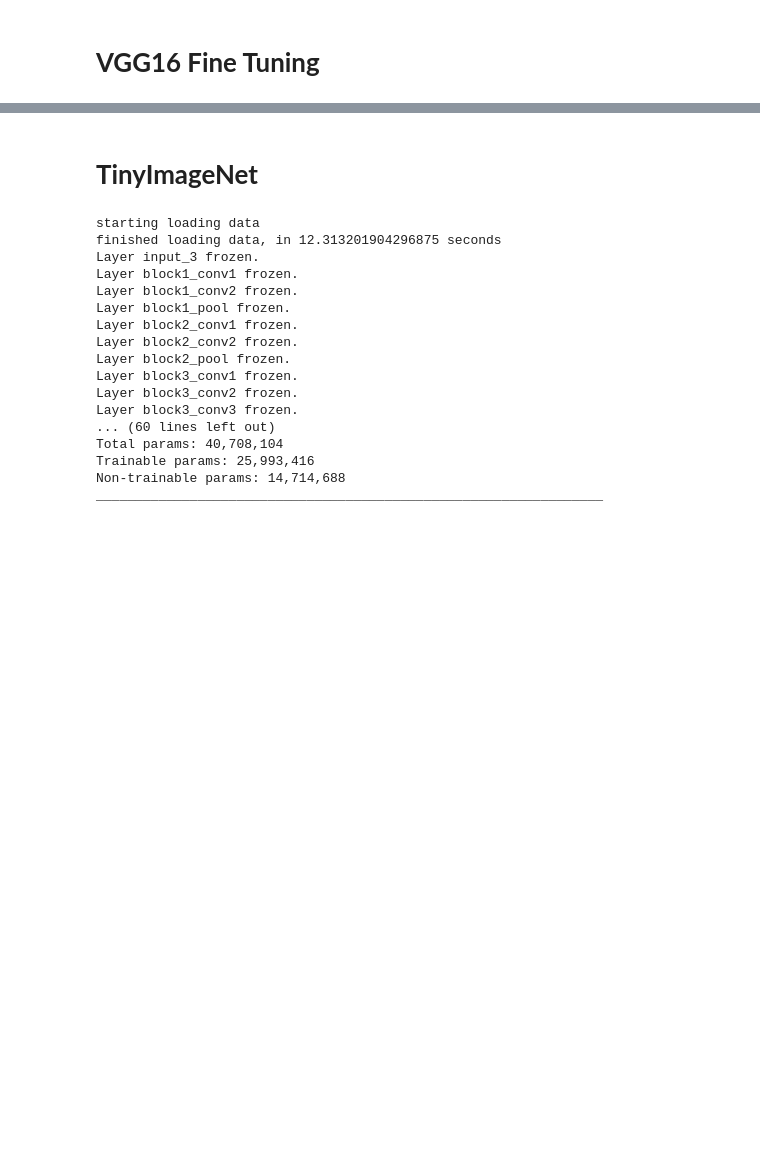
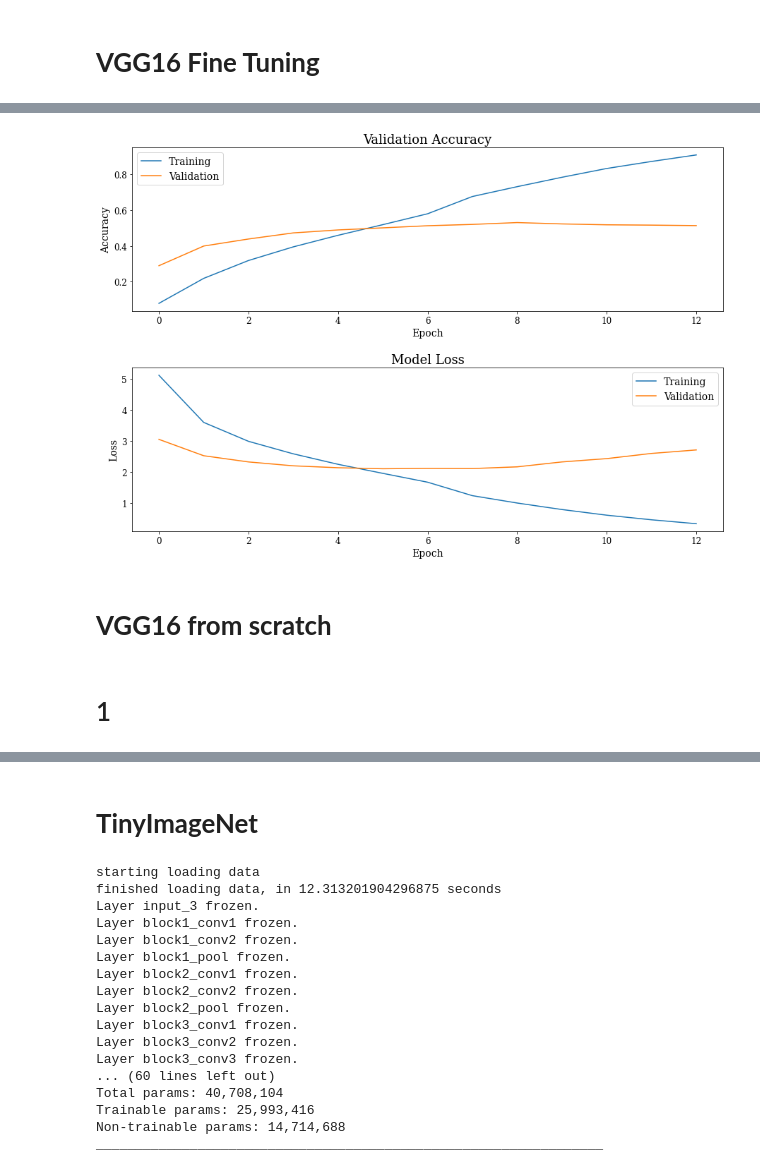
Before and after one commit to limited-fion/deep-learning-cw, a Jupyter notebook: 04_cw.ipynb, the cells around one changed output, grey strips where cells are left out. Drawn from its saved outputs; the diff is of its cells as text; code cells hidden in the pictures; blank space fills up the shorter version.

```diff
--- a/04_cw.ipynb
+++ b/04_cw.ipynb
@@ -914 +1010,9 @@ modelname.layers[0:30]
+# %%
+plot_history(history_ft, 'ft.png', metric='categorical_accuracy')
+# %% [output]
+[figure, added]
+# %% [markdown]
+# **VGG16 from scratch**
+# %% [markdown]
+# 1
 # %%
```
Also changed, not shown: parts of 20 cells of this notebook.
